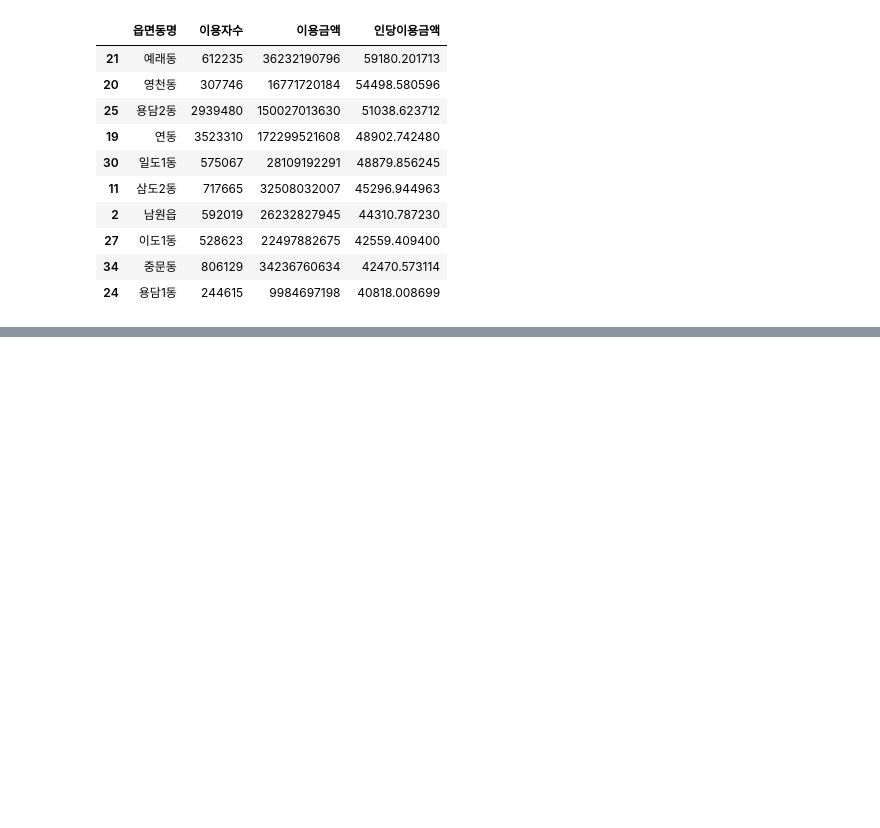
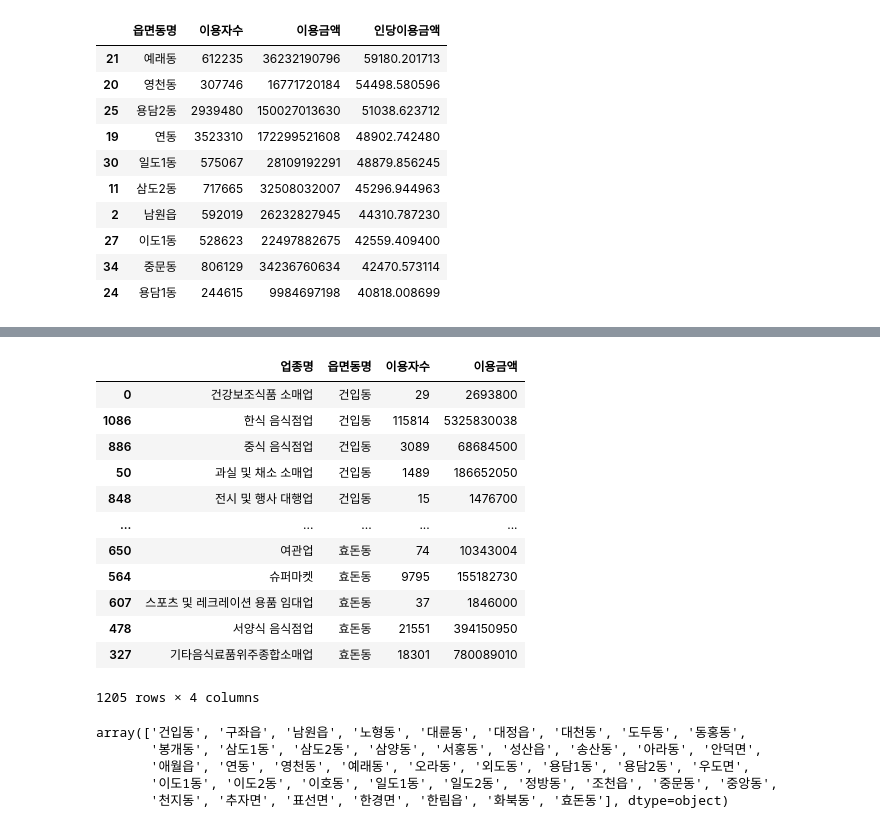
Before and after one commit to Suh0929/jupyter, a Jupyter notebook: jejudo_solo_project.ipynb, the cells around one changed output, grey strips where cells are left out. Drawn from its saved outputs; the diff is of its cells as text; code cells hidden in the pictures; blank space fills up the shorter version.

```diff
--- a/jejudo_solo_project.ipynb
+++ b/jejudo_solo_project.ipynb
@@ -338,0 +364,28 @@ group_area.sort_values(by='인당이용금액', ascending=False).head(10)
+# %%
+# 1-2
+df_area = group_area_market.sort_values('읍면동명')
+df_area
+# %% [output]
+|  | 업종명 | 읍면동명 | 이용자수 | 이용금액 |
+| 0 | 건강보조식품 소매업 | 건입동 | 29 | 2693800 |
+| 1086 | 한식 음식점업 | 건입동 | 115814 | 5325830038 |
+| 886 | 중식 음식점업 | 건입동 | 3089 | 68684500 |
+| 50 | 과실 및 채소 소매업 | 건입동 | 1489 | 186652050 |
+| 848 | 전시 및 행사 대행업 | 건입동 | 15 | 1476700 |
+| ... | ... | ... | ... | ... |
+| 650 | 여관업 | 효돈동 | 74 | 10343004 |
+| 564 | 슈퍼마켓 | 효돈동 | 9795 | 155182730 |
+| 607 | 스포츠 및 레크레이션 용품 임대업 | 효돈동 | 37 | 1846000 |
+| 478 | 서양식 음식점업 | 효돈동 | 21551 | 394150950 |
+| 327 | 기타음식료품위주종합소매업 | 효돈동 | 18301 | 780089010 |
+1205 rows × 4 columns
+# %%
+# 2
+object_area = df_area['읍면동명'].unique()
+object_area
+# %% [output]
+array(['건입동', '구좌읍', '남원읍', '노형동', '대륜동', '대정읍', '대천동', '도두동', '동홍동',
+       '봉개동', '삼도1동', '삼도2동', '삼양동', '서홍동', '성산읍', '송산동', '아라동', '안덕면',
+       '애월읍', '연동', '영천동', '예래동', '오라동', '외도동', '용담1동', '용담2동', '우도면',
+       '이도1동', '이도2동', '이호동', '일도1동', '일도2동', '정방동', '조천읍', '중문동', '중앙동',
+       '천지동', '추자면', '표선면', '한경면', '한림읍', '화북동', '효돈동'], dtype=object)
```
Also changed, not shown: parts of 4 cells of this notebook.
